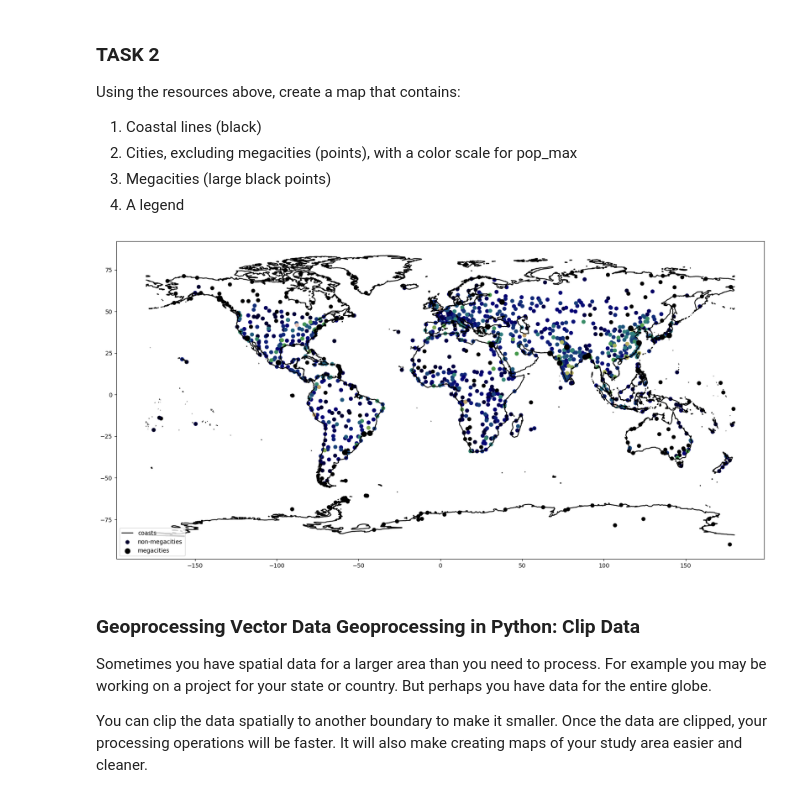
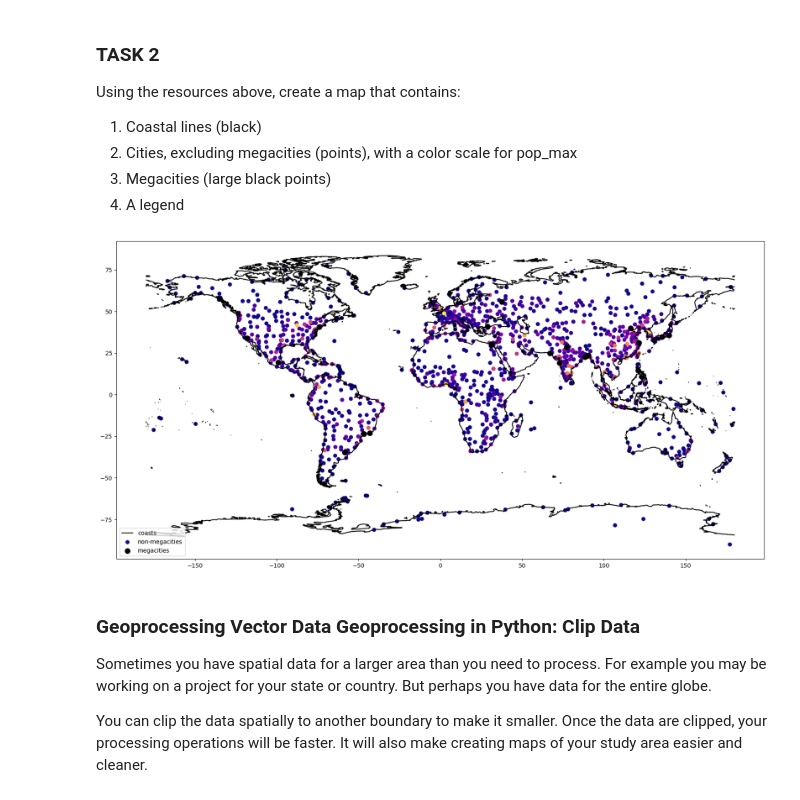
Before and after one commit to TuomasJGH/WaterDig, a Jupyter notebook: CodeSprints/VectorData101.ipynb, the cells around one changed output. Drawn from its saved outputs; the diff is of its cells as text; code cells hidden in the pictures.

```diff
--- a/CodeSprints/VectorData101.ipynb
+++ b/CodeSprints/VectorData101.ipynb
@@ -304,26 +304,26 @@ Using the resources above, create a map that contains:
 # %%
 # Format and plot your results from task 2
 # hint:
 #cities.plot(ax=ax1)
 f, ax1 = plt.subplots(figsize=(20, 12))
 
 #coastlines
 coastlines.plot(ax=ax1,
                 color="black")
 
 #cities excluding megacities, colorscale for pop_max
 non_megacities = cities[cities.pop_max < 10000000]
-non_megacities.plot(ax=ax1, column = "pop_max", cmap = 'gist_earth')
+non_megacities.plot(ax=ax1, column = "pop_max", cmap = 'plasma')
 
 #megacities as large black points
 megacities.plot(ax=ax1, color="black", markersize = 75)
 
 #legend
 plt.legend(["coasts", "non-megacities", "megacities"],loc = "lower left")
 
 plt.show()
 # %% [output]
-[figure, old version]
+[figure, new version]
 # %% [markdown]
 ### Geoprocessing Vector Data Geoprocessing in Python: Clip Data
 Sometimes you have spatial data for a larger area than you need to process. For example you may be working on a project for your state or country. But perhaps you have data for the entire globe.
```
Also changed, not shown: parts of 13 cells of this notebook.
